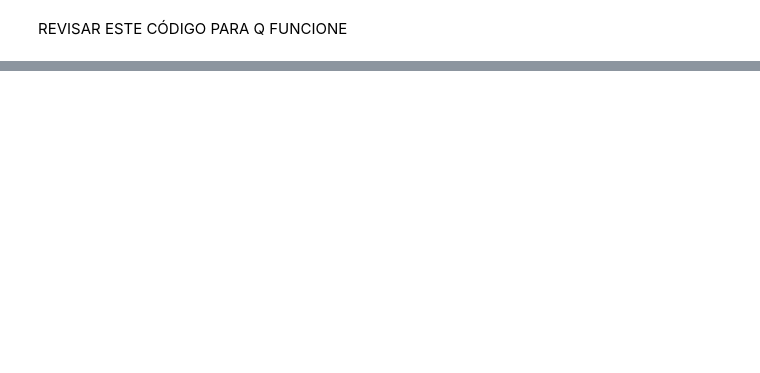
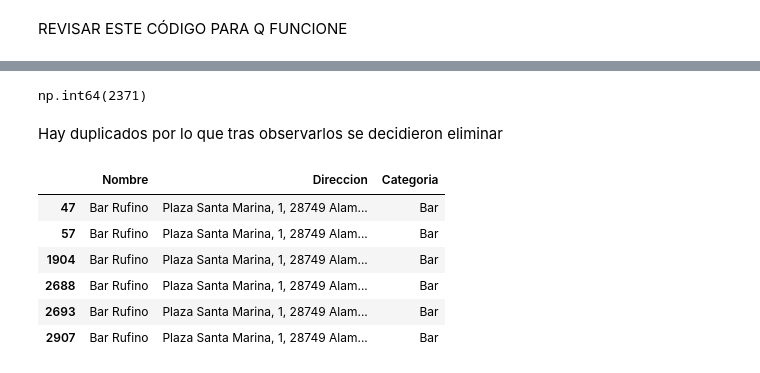
Before and after one commit to jgilsu11/laboratorio-modulo3-leccion01-APIs, a Jupyter notebook: laboratorio-modulo3-leccion01-APIs.ipynb, the cells around one changed output, grey strips where cells are left out. Saved outputs shown, nothing was run; the diff lists cells and outputs as text; code cells hidden in the pictures; blank space fills up the shorter version.

```diff
--- a/laboratorio-modulo3-leccion01-APIs.ipynb
+++ b/laboratorio-modulo3-leccion01-APIs.ipynb
@@ -597,0 +195,6 @@ def lugares_cercanos(df_final,dicc):
+# %%
+Dic_categorias = {'Restaurants': 13065, 'Park' :16032, 'Home (private)': 12123, 'Hospital' :15013, 'Bar': 13003}
+radio = 10000
+# %%
+latlon = df_municipios[["lat","lon"]].values
+url = f"https://api.foursquare.com/v3/places/search"
@@ -597,0 +203,9 @@ def lugares_cercanos(df_final,dicc):
+# %%
+df_todos = pd.DataFrame()
+for coord in latlon:
+    for i in Dic_categorias.values():
+        response = f.query_fsq(url = url,latitud=coord[0], longitud=coord[1], id_categoria=i)
+        df = f.obtener_df(response)
+        df_todos = pd.concat([df_todos,df])
+# %%
+df_todos.reset_index(drop=True, inplace=True)
@@ -597,0 +252,16 @@ def lugares_cercanos(df_final,dicc):
+# %%
+df_todos.duplicated().sum()
+# %% [output]
+np.int64(2371)
+# %% [markdown]
+Hay duplicados por lo que tras observarlos se decidieron eliminar
+# %%
+df_todos[df_todos["Nombre"]=="Bar Rufino"]
+# %% [output]
+|  | Nombre | Direccion | Categoria |
+| 47 | Bar Rufino | Plaza Santa Marina, 1, 28749 Alam... | Bar |
+| 57 | Bar Rufino | Plaza Santa Marina, 1, 28749 Alam... | Bar |
+| 1904 | Bar Rufino | Plaza Santa Marina, 1, 28749 Alam... | Bar |
+| 2688 | Bar Rufino | Plaza Santa Marina, 1, 28749 Alam... | Bar |
+| 2693 | Bar Rufino | Plaza Santa Marina, 1, 28749 Alam... | Bar |
+| 2907 | Bar Rufino | Plaza Santa Marina, 1, 28749 Alam... | Bar |
```
Also changed, not shown: parts of 42 cells of this notebook, 2 other files.
